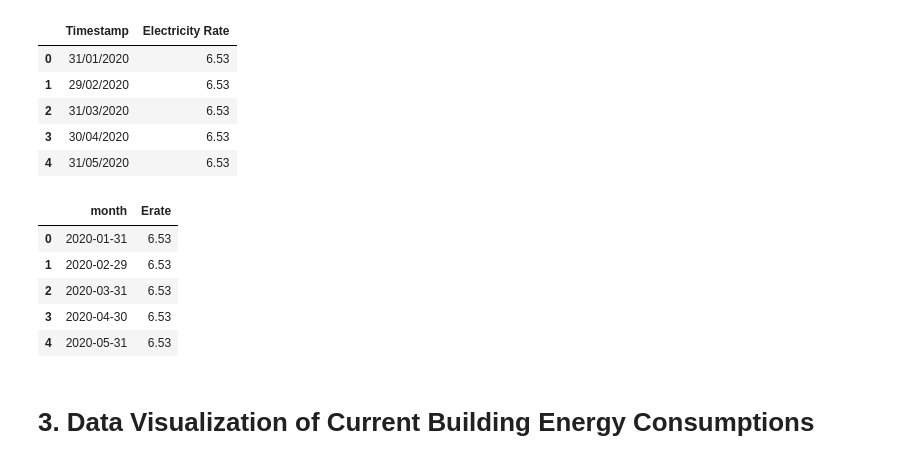
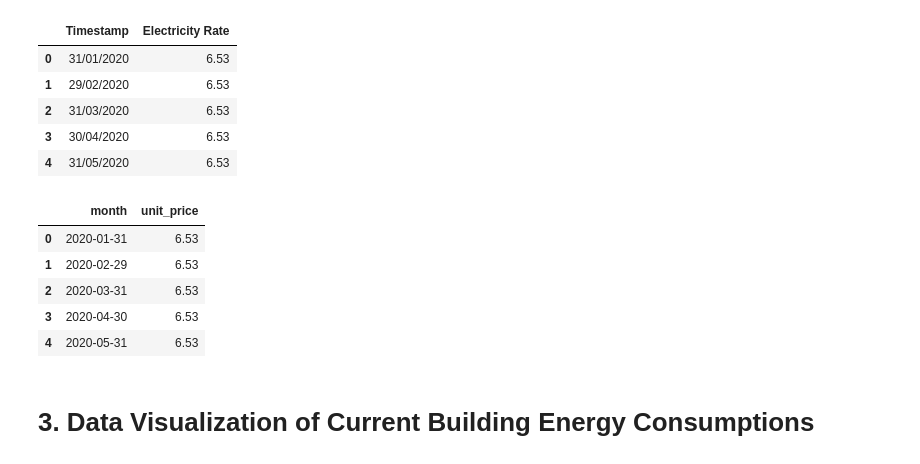
Before and after one commit to Speculatorrr/ECON323-Building-Energy-Analysis, a Jupyter notebook: Final_Project_new.ipynb, the cells around one changed output. Cells and saved outputs as stored; diff of their text form; code cells hidden in the pictures.

```diff
--- a/Final_Project_new.ipynb
+++ b/Final_Project_new.ipynb
@@ -269,13 +269,13 @@ Erate.head()
 # %%
 Erate.columns = Erate.columns.str.strip()
 Erate["Timestamp"] = pd.to_datetime(Erate["Timestamp"], format="%d/%m/%Y", dayfirst =True)
 Erate = Erate.rename(columns={
     "Timestamp": "month",
-    "Electricity Rate": "Erate"
+    "Electricity Rate": "unit_price"
 })
 Erate.head(5)
 # %% [output]
-|  | month | Erate |
+|  | month | unit_price |
 | 0 | 2020-01-31 | 6.53 |
 | 1 | 2020-02-29 | 6.53 |
 | 2 | 2020-03-31 | 6.53 |
```
Also changed, not shown: parts of 13 cells of this notebook.
